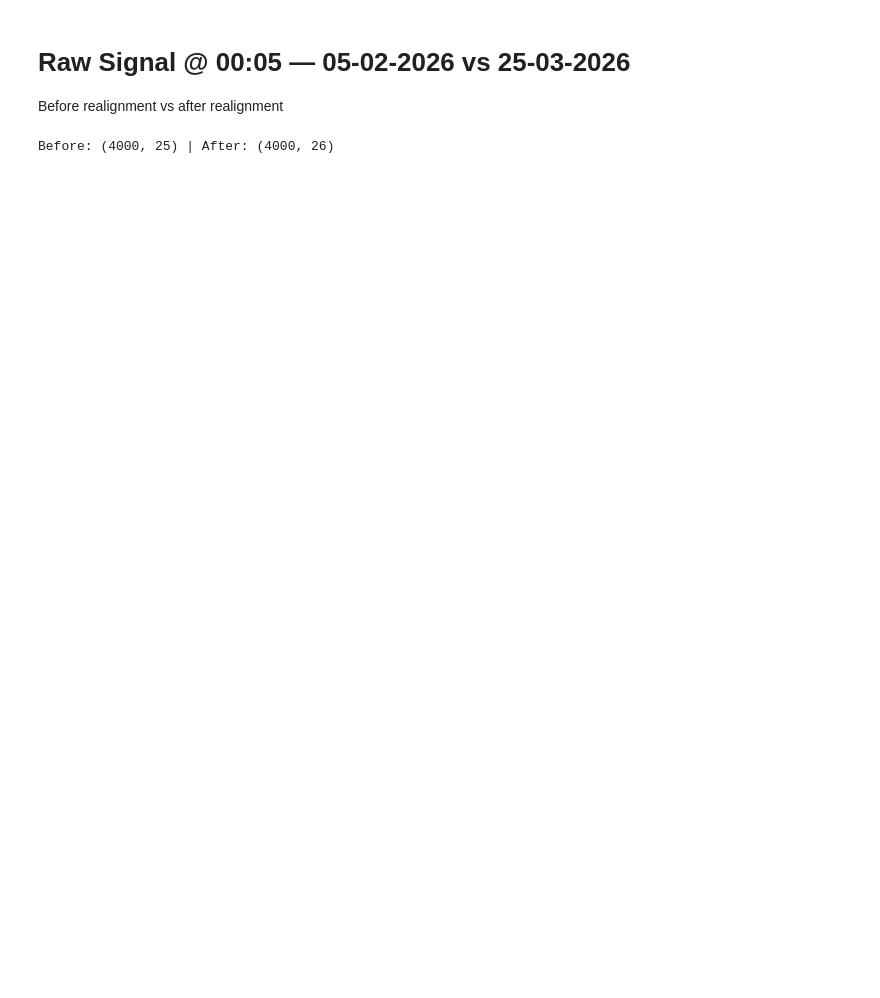
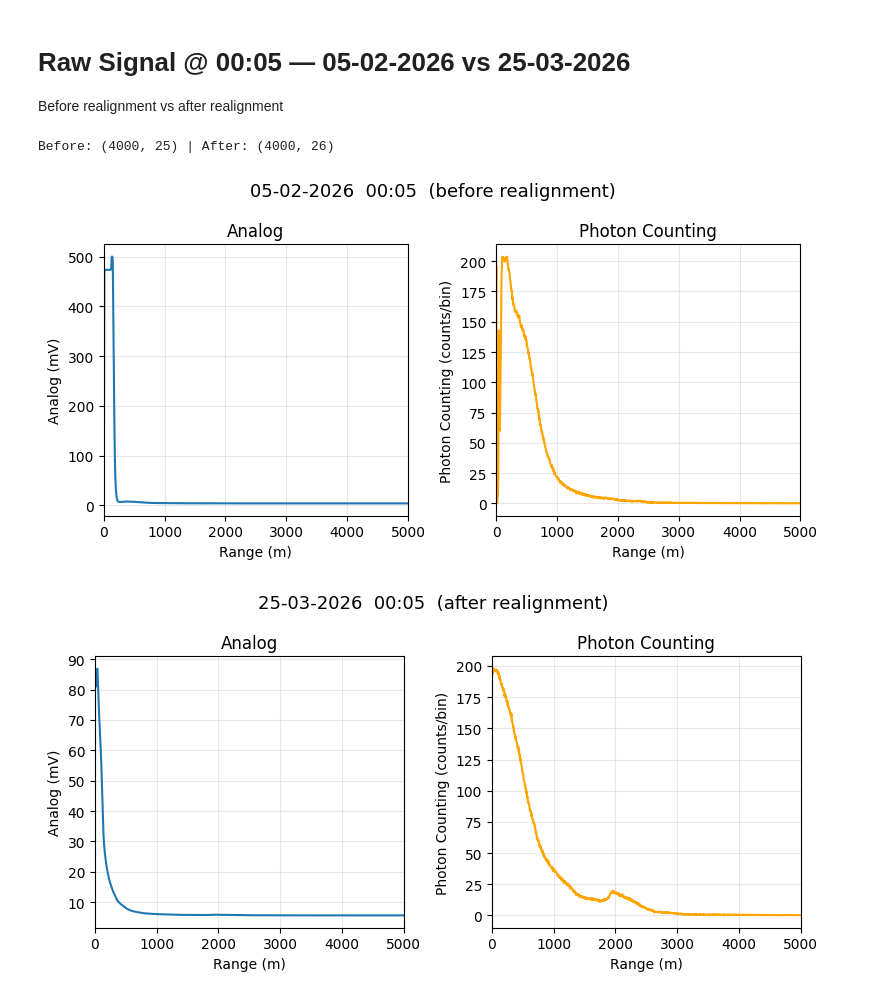
Before and after one commit to Thunthita/LidarNRBPipeline, a Jupyter notebook: LIDar/ExampleCode/ColorPlot/RawCompare_05Feb_vs_25Mar_2026.ipynb, the cells around one changed output. Drawn from its saved outputs; the diff is of its cells as text; code cells hidden in the pictures; blank space fills up the shorter version.

Commit message:
Upload all changes: notebooks, moved files to Test/, output figures
Co-Authored-By: Claude Sonnet 4.6 <noreply@anthropic.com>

```diff
--- a/LIDar/ExampleCode/ColorPlot/RawCompare_05Feb_vs_25Mar_2026.ipynb
+++ b/LIDar/ExampleCode/ColorPlot/RawCompare_05Feb_vs_25Mar_2026.ipynb
@@ -20,51 +20,54 @@ print("Before:", df_before.shape, "| After:", df_after.shape)
 Before: (4000, 25) | After: (4000, 26)
 # %%
 # ── Figure 1: 05-02-2026 @ 00:05 ─────────────────────────────────────────────
-fig, axes = plt.subplots(1, 2, figsize=(12, 5), sharex=True)
+fig, axes = plt.subplots(1, 2, figsize=(8, 4), sharex=True)
 
 axes[0].plot(df_before["range_m"], df_before["analog"],          linewidth=1.5)
 axes[0].set_xlabel("Range (m)")
 axes[0].set_ylabel("Analog (mV)")
 axes[0].set_title("Analog")
-axes[0].set_xlim(0, 15000)
-axes[0].set_xticks(range(0, 15001, 3000))
+axes[0].set_xlim(0, 5000)
+axes[0].set_xticks(range(0, 5001, 1000))
 axes[0].grid(True, alpha=0.3)
 
 axes[1].plot(df_before["range_m"], df_before["photon_counting"], linewidth=1.5, color="orange")
 axes[1].set_xlabel("Range (m)")
 axes[1].set_ylabel("Photon Counting (counts/bin)")
 axes[1].set_title("Photon Counting")
-axes[1].set_xlim(0, 15000)
-axes[1].set_xticks(range(0, 15001, 3000))
+axes[1].set_xlim(0, 5000)
+axes[1].set_xticks(range(0, 5001, 1000))
 axes[1].grid(True, alpha=0.3)
 
-fig.suptitle("05-02-2026  @  00:05  (before realignment)", fontsize=13)
+fig.suptitle("05-02-2026  00:05  (before realignment)", fontsize=13)
 fig.tight_layout()
 fig.savefig(OUT_DIR / "raw_05-02-2026_0005.png", dpi=150, bbox_inches="tight")
 plt.show()
 plt.close(fig)
 
 # ── Figure 2: 25-03-2026 @ 00:05 ─────────────────────────────────────────────
-fig, axes = plt.subplots(1, 2, figsize=(12, 5), sharex=True)
+fig, axes = plt.subplots(1, 2, figsize=(8, 4), sharex=True)
 
 axes[0].plot(df_after["range_m"], df_after["analog"],          linewidth=1.5)
 axes[0].set_xlabel("Range (m)")
 axes[0].set_ylabel("Analog (mV)")
 axes[0].set_title("Analog")
-axes[0].set_xlim(0, 15000)
-axes[0].set_xticks(range(0, 15001, 3000))
+axes[0].set_xlim(0, 5000)
+axes[0].set_xticks(range(0, 5001, 1000))
 axes[0].grid(True, alpha=0.3)
 
 axes[1].plot(df_after["range_m"], df_after["photon_counting"], linewidth=1.5, color="orange")
 axes[1].set_xlabel("Range (m)")
 axes[1].set_ylabel("Photon Counting (counts/bin)")
 axes[1].set_title("Photon Counting")
-axes[1].set_xlim(0, 15000)
-axes[1].set_xticks(range(0, 15001, 3000))
+axes[1].set_xlim(0, 5000)
+axes[1].set_xticks(range(0, 5001, 1000))
 axes[1].grid(True, alpha=0.3)
 
-fig.suptitle("25-03-2026  @  00:05  (after realignment)", fontsize=13)
+fig.suptitle("25-03-2026  00:05  (after realignment)", fontsize=13)
 fig.tight_layout()
 fig.savefig(OUT_DIR / "raw_25-03-2026_0005.png", dpi=150, bbox_inches="tight")
 plt.show()
 plt.close(fig)
+# %% [output]
+[figure, added]
+[figure, added]
```
Also changed, not shown: 8 other files.
